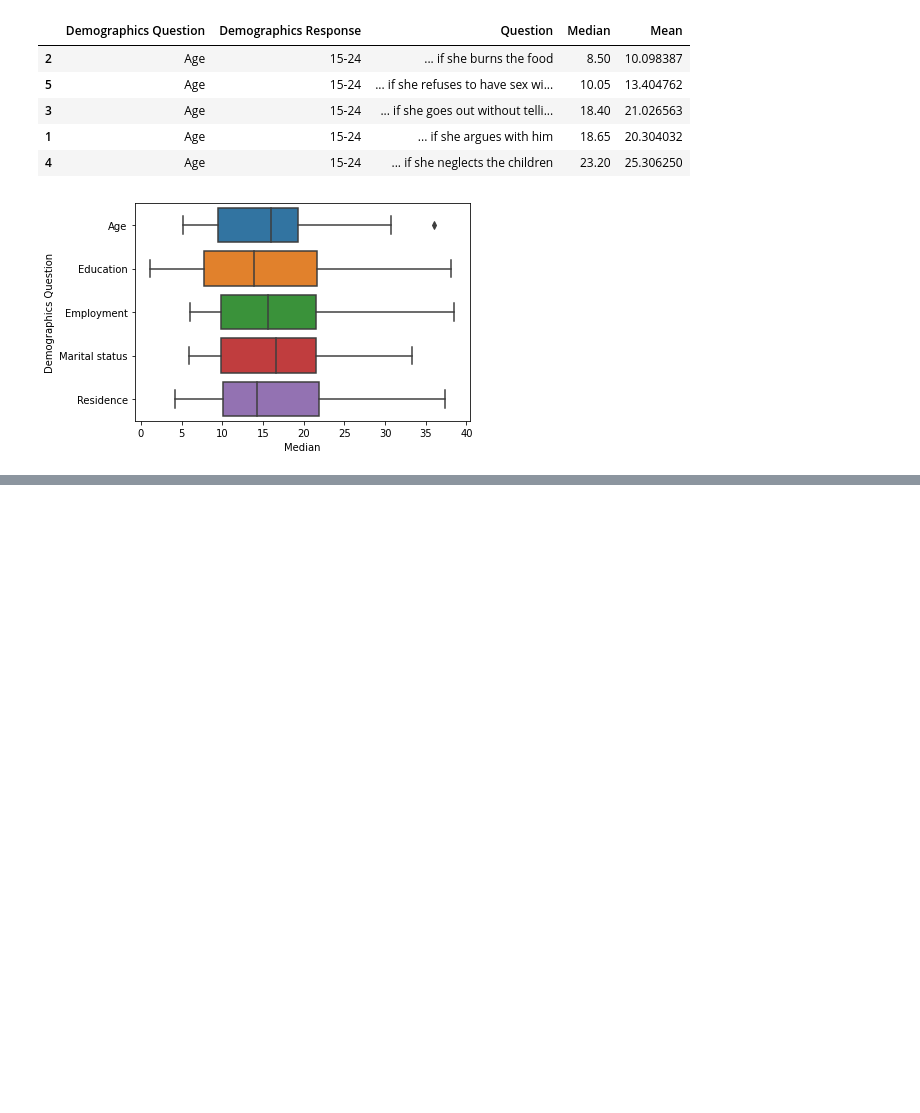
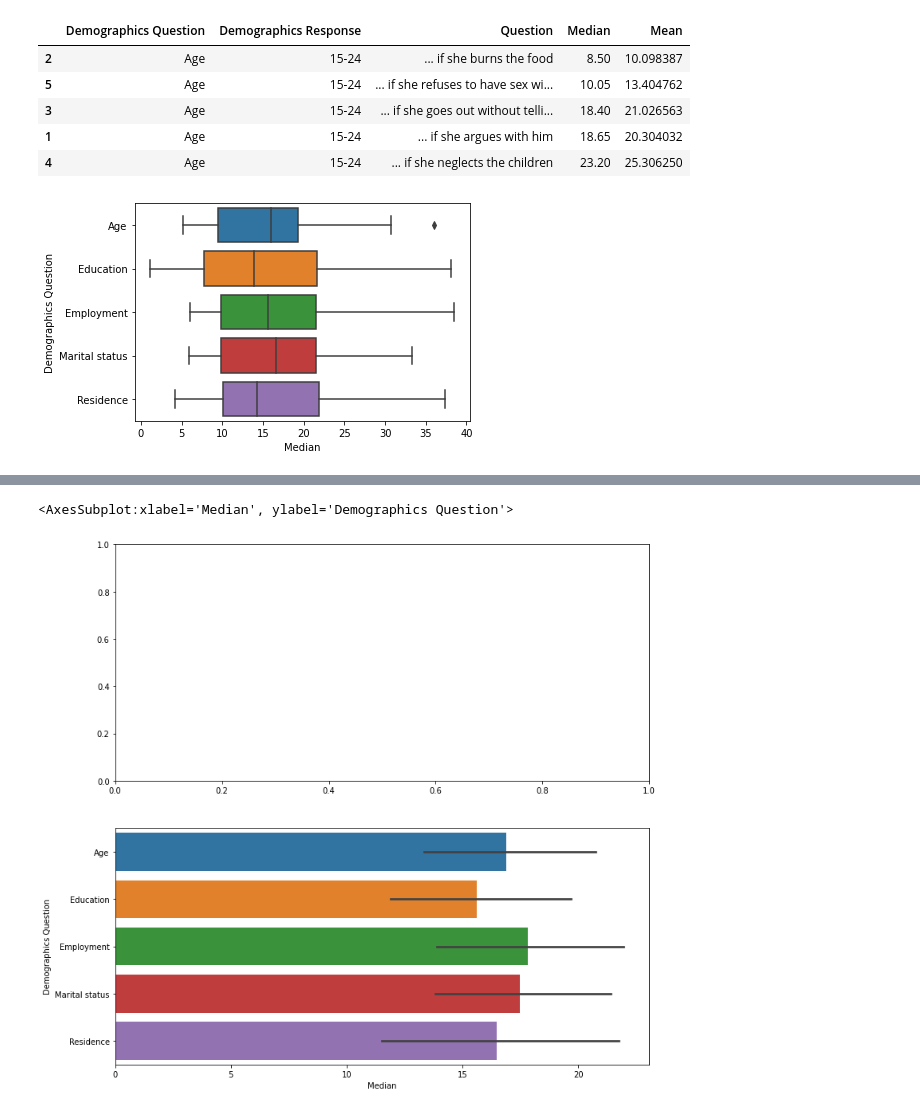
Before and after one commit to orifelszer/Data-analysis-introduction, a Jupyter notebook: Untitled1.ipynb, the cells around one changed output, grey strips where cells are left out. Cells and saved outputs as stored; diff of their text form; code cells hidden in the pictures; blank space fills up the shorter version.

```diff
--- a/Untitled1.ipynb
+++ b/Untitled1.ipynb
@@ -77,0 +165,10 @@ ax= sns.boxplot( data= myBoxplot, x='Median',y='Demographics Question')
+# %%
+fig, axes = plt.subplots(2,1, figsize=(12, 12))
+MyOrder= ['ax3','ax4']
+plt.subplots_adjust(wspace = 0.3)
+#sns.boxplot( data= myBarPlot, x='Median',y='Demographics Response')
+#sns.histplot(x="Value", hue="Demographics Response",  data=data_df2)
+sns.barplot(data=myBarPlot, x = "Median", y='Demographics Question')
+# %% [output]
+<AxesSubplot:xlabel='Median', ylabel='Demographics Question'>
+[figure, added]
```
Also changed, not shown: parts of 15 cells of this notebook.
